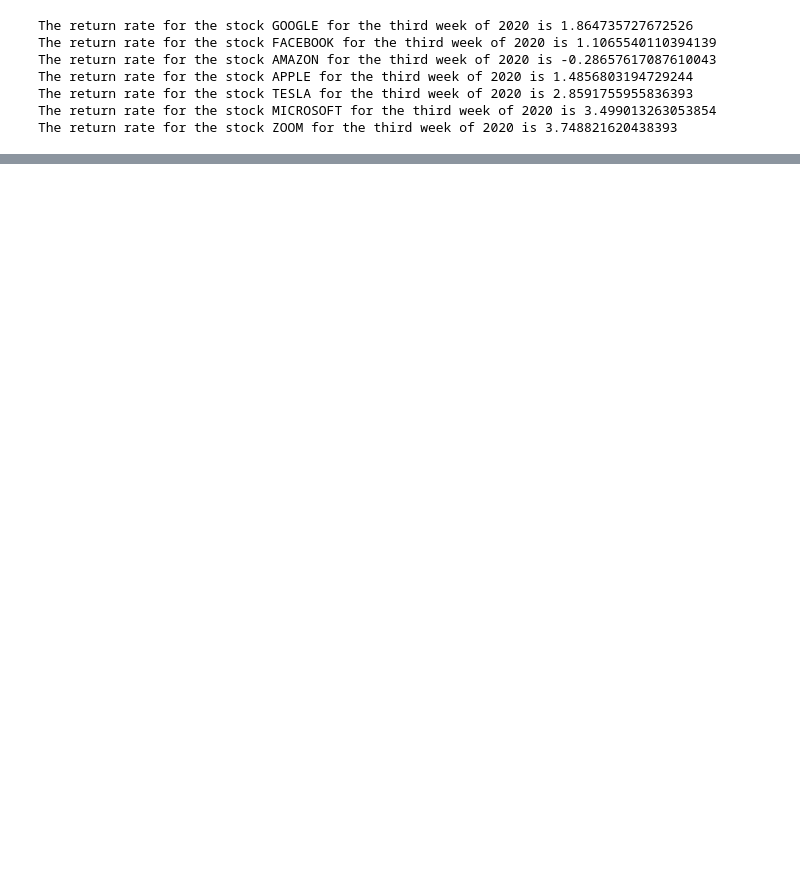
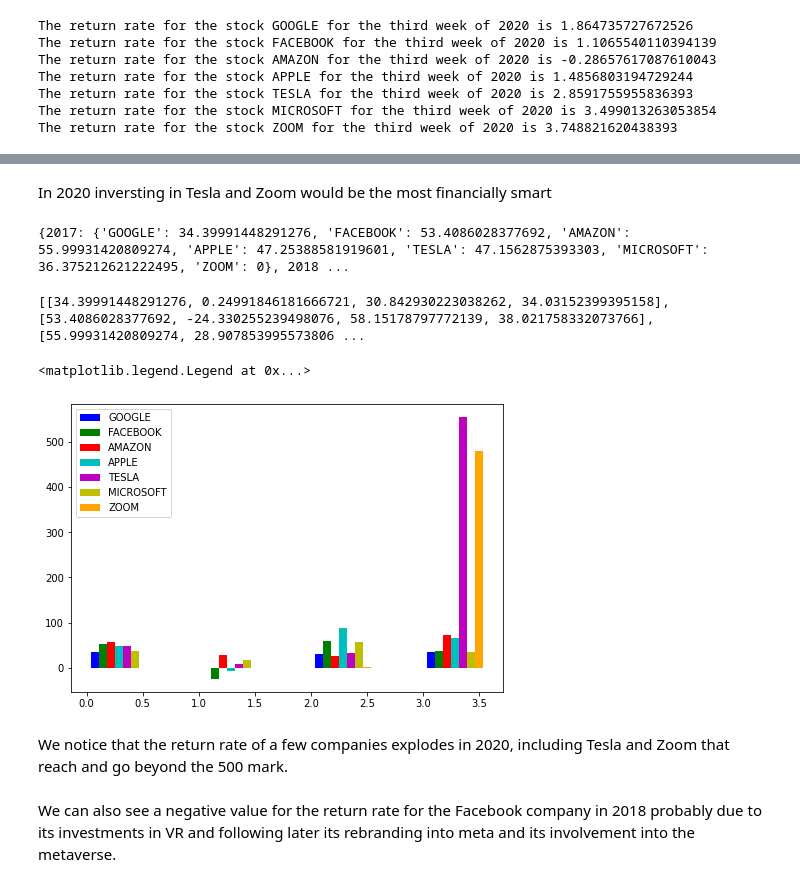
Before and after one commit to Miolith/bigdata_lab2, a Jupyter notebook: project.ipynb, the cells around one changed output, grey strips where cells are left out. Saved outputs shown, nothing was run; the diff lists cells and outputs as text; code cells hidden in the pictures; blank space fills up the shorter version.

```diff
--- a/project.ipynb
+++ b/project.ipynb
@@ -577,0 +565,3 @@ TESLA
+# %%
+for i in range (1,10):
+    print(max_return_rate('2017-01-01 00:00:00', i, 2020, stocks))
@@ -577,0 +578,45 @@ TESLA
+# %% [markdown]
+In 2020 inversting in Tesla and Zoom would be the most financially smart
+# %%
+def yearly_return_rate(year, dataframe):
+    current = dataframe.filter((col("year") == year)).sort('Date')
+    if (current.rdd.isEmpty()):
+        return 0
+    initial_value = current.collect()[0]['Open']
+    last_value = current.collect()[-1]['Open']
+    return (last_value - initial_value)/initial_value * 100
+
+def max_return_rate_y(year, dataframes):
+    temp_dict = {k: yearly_return_rate(year, v) for k, v in dataframes.items()}
+    return temp_dict
+# %%
+year_list = {}
+for i in range (2017, 2021):
+    year_list[i] = max_return_rate_y(i, stocks)
+print(year_list)
+# %% [output]
+{2017: {'GOOGLE': 34.39991448291276, 'FACEBOOK': 53.4086028377692, 'AMAZON': 55.99931420809274, 'APPLE': 47.25388581919601, 'TESLA': 47.1562875393303, 'MICROSOFT': 36.375212621222495, 'ZOOM': 0}, 2018 ...
+# %%
+data = [[year_list[i][key] for i in range(2017, 2021)] for key in year_list[2017].keys()]
+print(data)
+# %% [output]
+[[34.39991448291276, 0.24991846181666721, 30.842930223038262, 34.03152399395158], [53.4086028377692, -24.330255239498076, 58.15178797772139, 38.021758332073766], [55.99931420809274, 28.907853995573806 ...
+# %%
+import matplotlib.pyplot as plt
+import numpy as np
+
+pretty_colors = ["b","g","r","c","m","y","orange"]
+X = np.arange(4)
+fig = plt.figure()
+ax = fig.add_axes([0,0,1,1])
+step = 1/14
+for company in range(7):
+    ax.bar(X + (company+1)*step, data[company], width = step, color=pretty_colors[company])
+ax.legend(labels=list(year_list[2017].keys()))
+# %% [output]
+<matplotlib.legend.Legend at 0x...>
+[figure, added]
+# %% [markdown]
+We notice that the return rate of a few companies explodes in 2020, including Tesla and Zoom that reach and go beyond the 500 mark.
+# %% [markdown]
+We can also see a negative value for the return rate for the Facebook company in 2018 probably due to its investments in VR and following later its rebranding into meta and its involvement into the metaverse.
```
Also changed, not shown: parts of 46 cells of this notebook.
